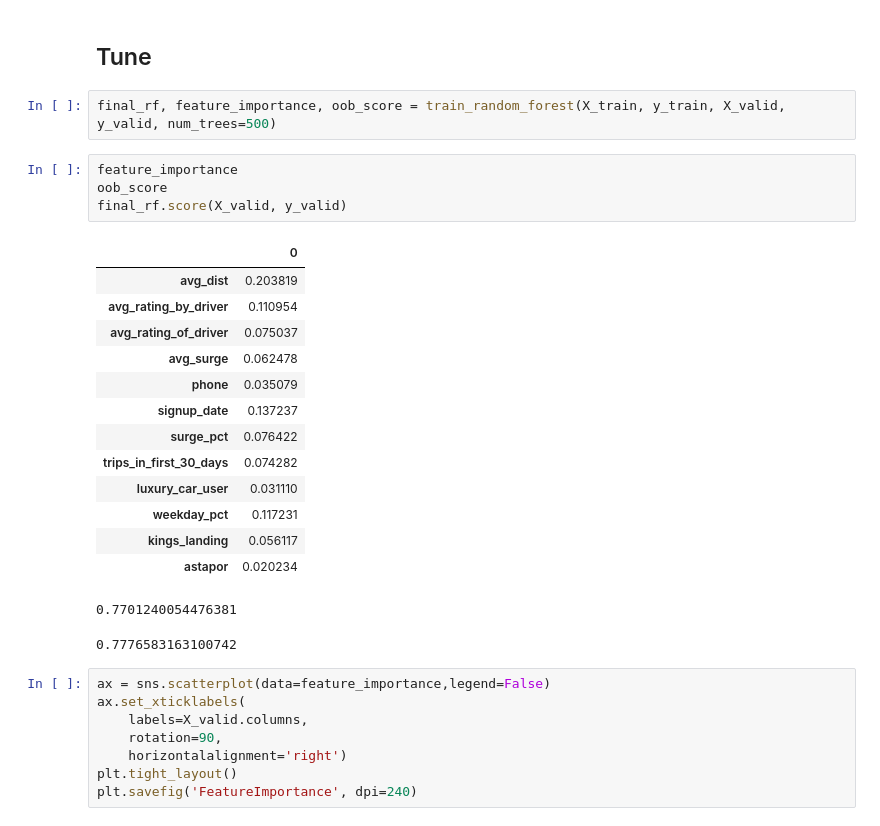
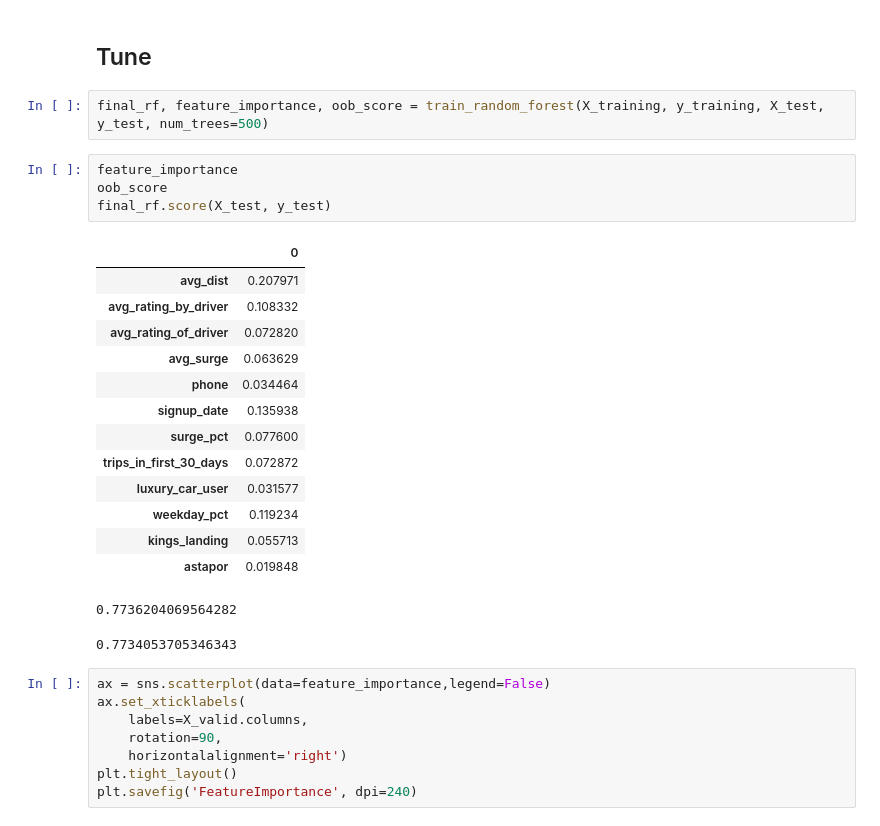
Before and after one commit to jakemull13/Uber-Churn-Prediction-Case-Study, a Jupyter notebook: supervised_learning_case_study.ipynb, the cells around one changed output. Saved outputs shown, nothing was run; the diff lists cells and outputs as text.

```diff
--- a/supervised_learning_case_study.ipynb
+++ b/supervised_learning_case_study.ipynb
@@ -361,27 +361,27 @@ Text(0.5, 1.0, 'Optimizing Number of Trees in Random Forest')
 # %% [markdown]
 ## Tune
 # %%
-final_rf, feature_importance, oob_score = train_random_forest(X_train, y_train, X_valid, y_valid, num_trees=500)
+final_rf, feature_importance, oob_score = train_random_forest(X_training, y_training, X_test, y_test, num_trees=500)
 # %%
 feature_importance
 oob_score
-final_rf.score(X_valid, y_valid)
+final_rf.score(X_test, y_test)
 # %% [output]
 |  | 0 |
-| avg_dist | 0.203819 |
-| avg_rating_by_driver | 0.110954 |
-| avg_rating_of_driver | 0.075037 |
-| avg_surge | 0.062478 |
-| phone | 0.035079 |
-| signup_date | 0.137237 |
-| surge_pct | 0.076422 |
-| trips_in_first_30_days | 0.074282 |
-| luxury_car_user | 0.031110 |
-| weekday_pct | 0.117231 |
-| kings_landing | 0.056117 |
-| astapor | 0.020234 |
+| avg_dist | 0.207971 |
+| avg_rating_by_driver | 0.108332 |
+| avg_rating_of_driver | 0.072820 |
+| avg_surge | 0.063629 |
+| phone | 0.034464 |
+| signup_date | 0.135938 |
+| surge_pct | 0.077600 |
+| trips_in_first_30_days | 0.072872 |
+| luxury_car_user | 0.031577 |
+| weekday_pct | 0.119234 |
+| kings_landing | 0.055713 |
+| astapor | 0.019848 |
-0.7701240054476381
+0.7736204069564282
-0.7776583163100742
+0.7734053705346343
 # %%
 ax = sns.scatterplot(data=feature_importance,legend=False)
 ax.set_xticklabels(
```
Also changed, not shown: parts of 1 cell of this notebook, 4 other files.
